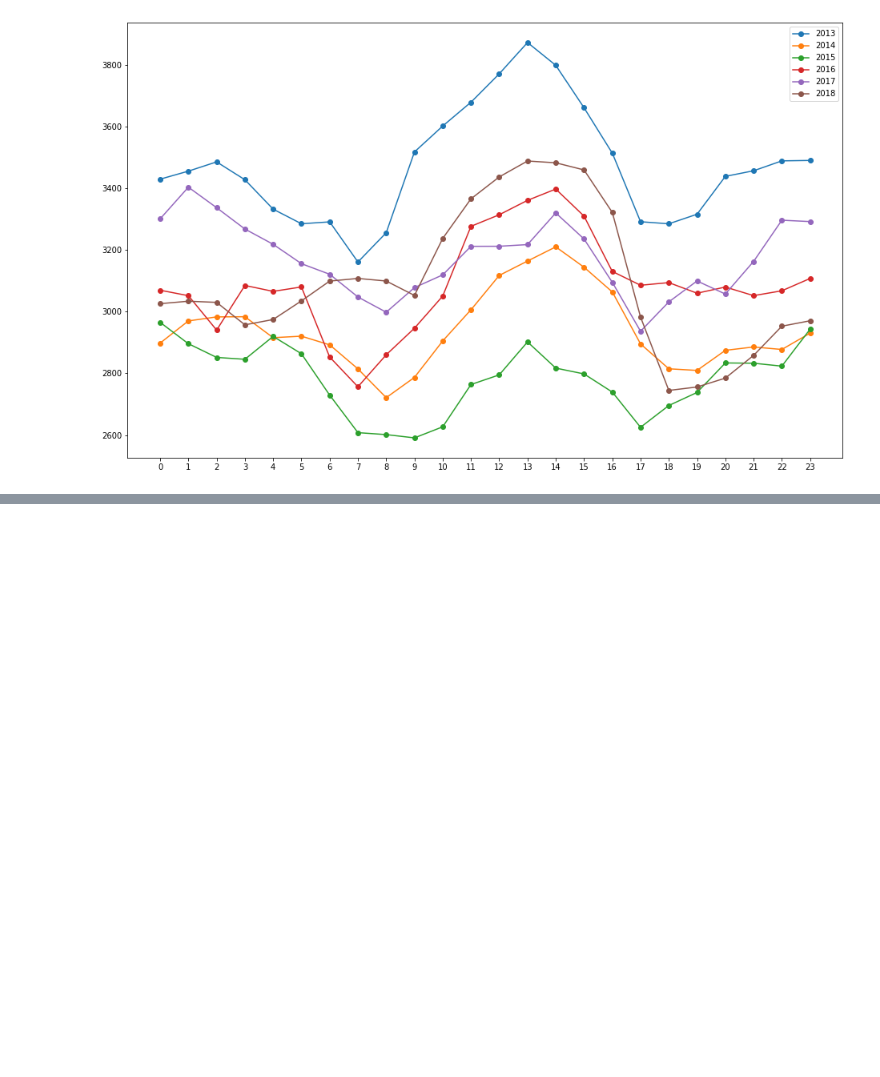
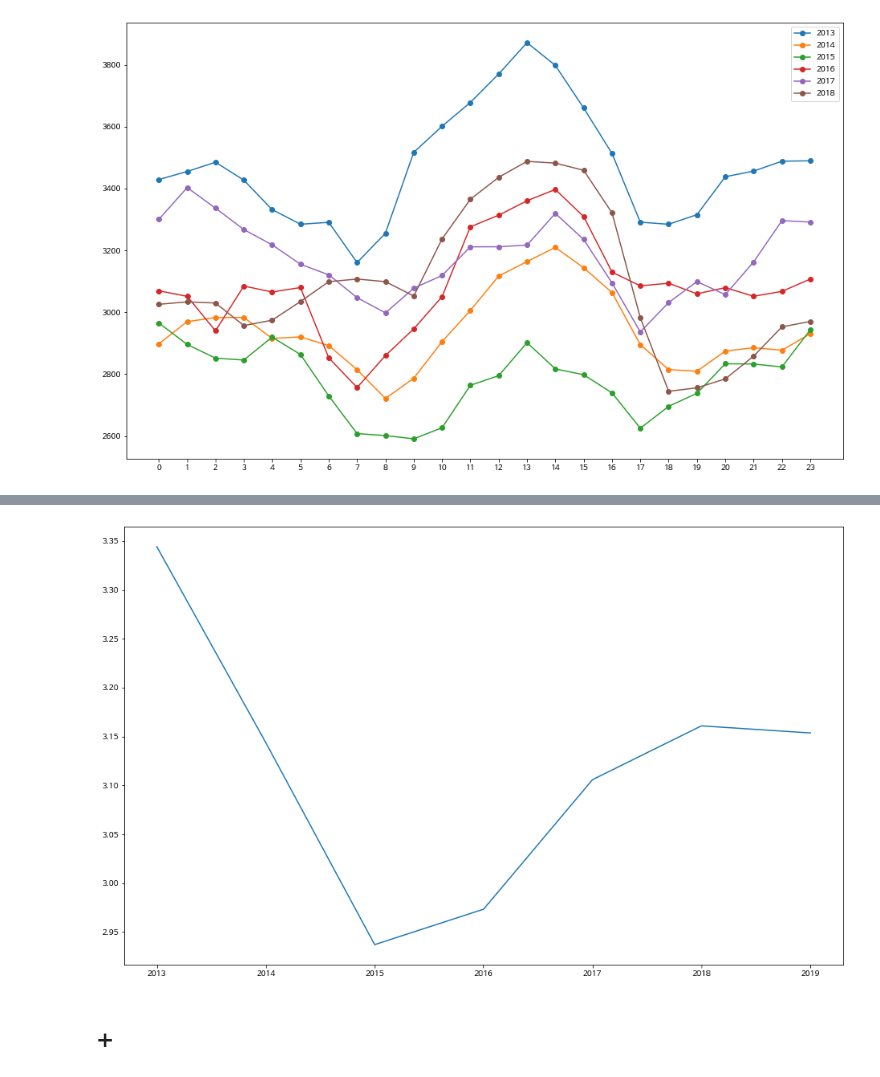
Before and after one commit to rohhj622/windPowerPrediction, a Jupyter notebook: code1.ipynb, the cells around one changed output, grey strips where cells are left out. Drawn from its saved outputs; the diff is of its cells as text; code cells hidden in the pictures; blank space fills up the shorter version.

```diff
--- a/code1.ipynb
+++ b/code1.ipynb
@@ -202,0 +300,6 @@ plt.plot(k['time'],k['windForceMean'],label=a)
+# %%
+df1 = df.groupby(['year'],as_index=False).mean() # 년도별, 계절별 windForce 평균
+df1 = df1[['year','windSpeed',]] # 컬럼 여기 정의된 3개만 따로 해서 df1에 저장
+df1  =df1.rename(columns={'windSpeed':'windSpeedMean'})
+
+df1.head()
@@ -202,0 +313,13 @@ plt.plot(k['time'],k['windForceMean'],label=a)
+# %%
+k = df1.copy()
+
+plt.figure(figsize=[16, 10])
+
+plt.plot(k['year'],k['windSpeedMean'])
+
+plt.show()
+plt.close()
+# %% [output]
+[figure, added]
+# %% [markdown]
+## +
```
Also changed, not shown: parts of 47 cells of this notebook.
